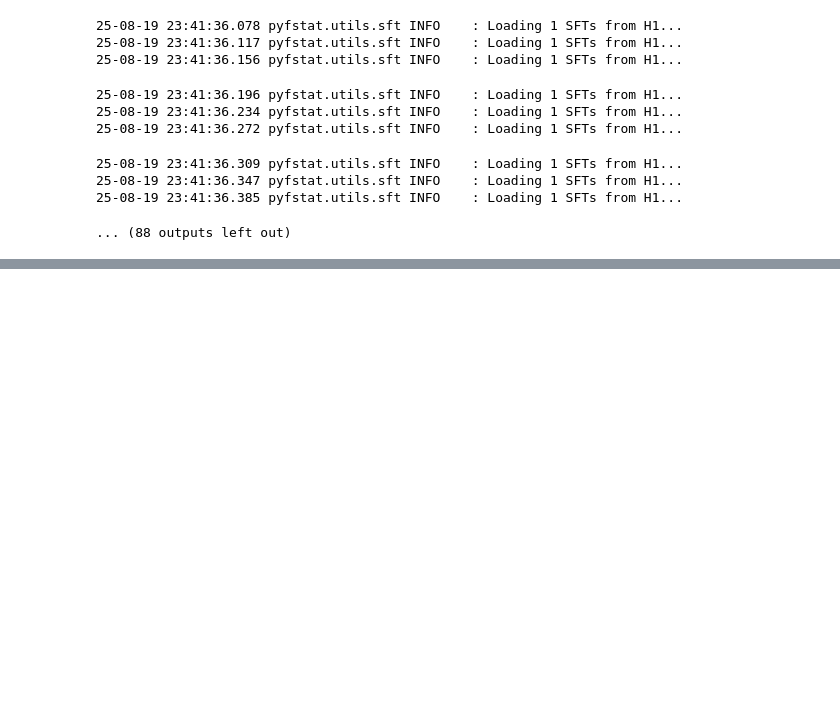
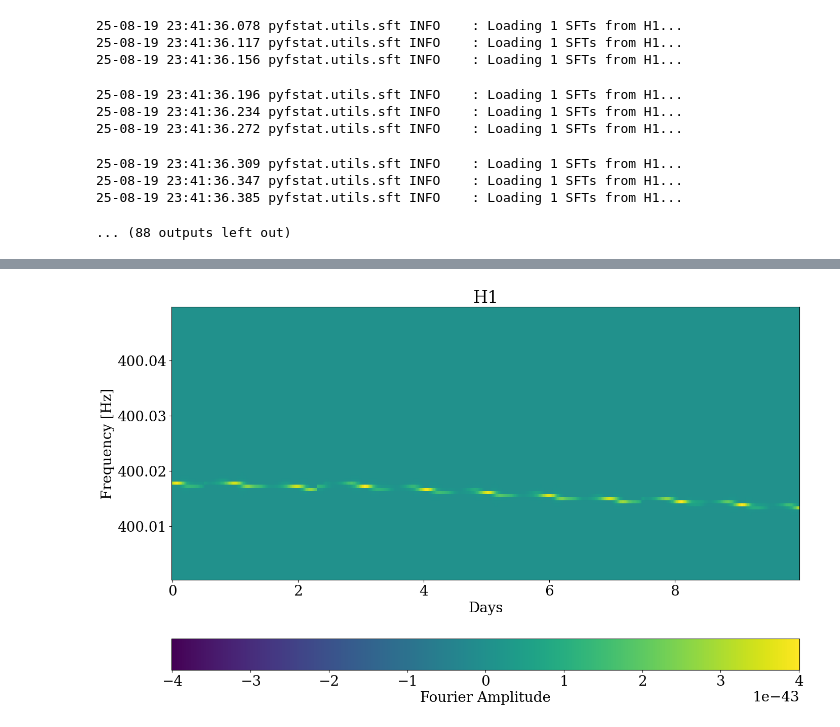
Before and after one commit to damondmc/simGlitch, a Jupyter notebook: plot.ipynb, the cells around one changed output, grey strips where cells are left out. Cells and saved outputs as stored; diff of their text form; code cells hidden in the pictures; blank space fills up the shorter version.

```diff
--- a/plot.ipynb
+++ b/plot.ipynb
@@ -147,0 +121,4 @@ fig, ax = plot_spectrograms(
+# %%
+
+ts = 1368970000
+frequency, timestamps, fourier_data = get_sft_as_arrays('sfts/simCW2/H-480_H1_1800SFT_simCW2_NBF0399Hz0W0002Hz0-1368970000-864000.sft')
@@ -147,0 +127,10 @@ fig, ax = plot_spectrograms(
+# %%
+det = 'H1'
+data1 = fourier_data[det].real ** 2 + fourier_data[det].imag ** 2
+
+idx = np.where((frequency<400.05)*(frequency>400))[0]
+fig, ax = plot_spectrograms(
+    timestamps[det][0], timestamps[det], frequency[idx], data1[idx],
+);
+# %% [output]
+[figure, added]
```
Also changed, not shown: parts of 7 cells of this notebook, 6 other files.
